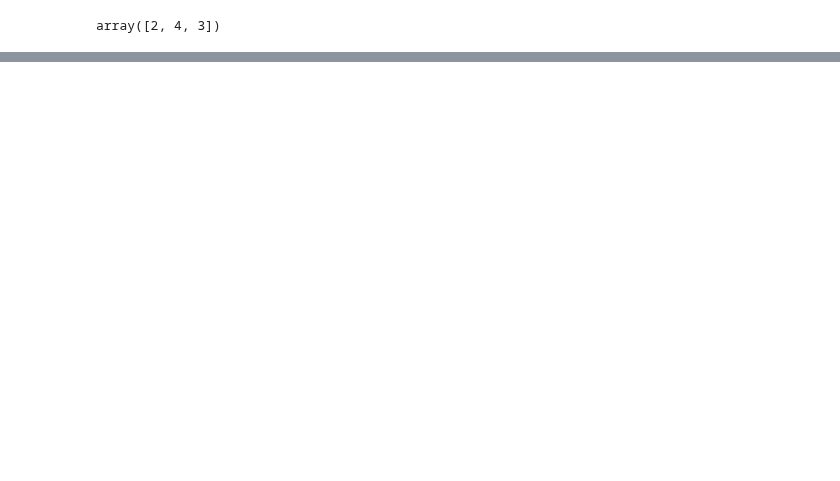
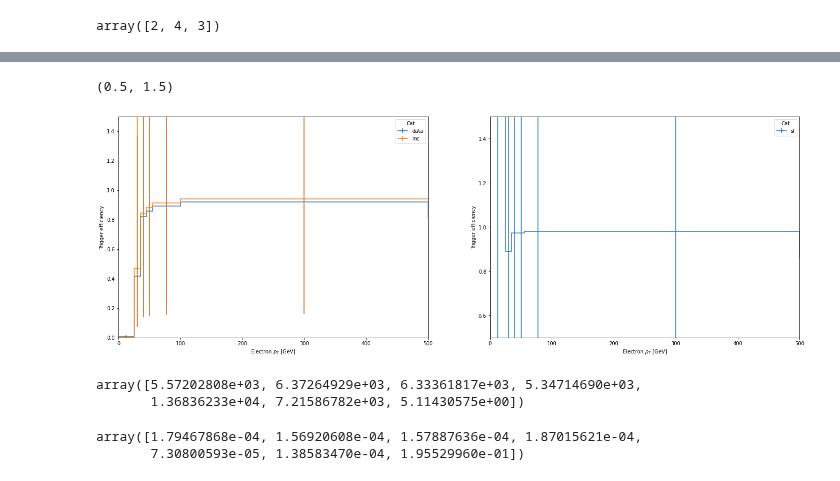
Before and after one commit to PocketCoffea/PocketCoffea, a Jupyter notebook: notebooks/trigger_efficiency.ipynb, the cells around one changed output, grey strips where cells are left out. Saved outputs shown, nothing was run; the diff lists cells and outputs as text; code cells hidden in the pictures; blank space fills up the shorter version.

```diff
--- a/notebooks/trigger_efficiency.ipynb
+++ b/notebooks/trigger_efficiency.ipynb
@@ -250,0 +282,11 @@ h[(datasets_mc, 'inclusive', '2018')].values()
+# %%
+h_mc_pt = h_mc.project('cat', 'pt')
+h_data_pt = h_data.project('cat', 'pt')
+cat_passfail = list(filter(lambda x : 'Ele32_EleHT' in x, categories))
+fig, ax = plt.subplots(1, 1, figsize=(12, 8))
+plot.plot1d(h_data_pt[cat_passfail], ax=ax, fill_opts=opts_mc, stack=True)
+plt.xscale('log')
+plt.yscale('log')
+plt.xlim(0,500);
+plt.ylim(0,100000);
+h_data
@@ -250,0 +300,34 @@ h[(datasets_mc, 'inclusive', '2018')].values()
+# %%
+cat = "Ele32_EleHT_pass"
+axis_cat = h_mc_pt.axis('cat')
+axis_electron_pt = h_mc_pt.axis('pt')
+w_mc = h_mc_pt[cat].sum('cat').values()[()] / h_mc_pt['inclusive'].sum('cat').values()[()]
+w_data = h_data_pt[cat].sum('cat').values()[()] / h_data_pt['inclusive'].sum('cat').values()[()]
+eff_pt = Hist("Trigger efficiency", axis_cat, axis_electron_pt)
+eff_pt.fill(cat='mc', pt=bincenter_pt, weight=w_mc)
+eff_pt.fill(cat='data', pt=bincenter_pt, weight=w_data)
+eff_pt.fill(cat='sf', pt=bincenter_pt, weight=w_data/w_mc)
+fig, (ax1, ax2) = plt.subplots(1,2,figsize=[24,8])
+plot.plot1d(eff_pt[['mc','data']], ax=ax1);
+ax1.set_xlim(0,500)
+ax1.set_ylim(0,1.5)
+plot.plot1d(eff_pt[['sf']], ax=ax2);
+ax2.set_xlim(0,500)
+ax2.set_ylim(0.5,1.5)
+#eff_data_pt = h_data_pt[cat].sum('cat').values()[()]/h_data_pt['inclusive'].sum('cat').values()[()]
+#sf_pt = eff_data_pt/eff_mc_pt
+#sf_pt = np.nan_to_num(np.where(~np.isinf(sf_pt), sf_pt, np.nan))
+#sf_pt
+# %% [output]
+(0.5, 1.5)
+[figure, added]
+# %%
+h_mc_pt['inclusive'].sum('cat').values()[()]
+# %% [output]
+array([5.57202808e+03, 6.37264929e+03, 6.33361817e+03, 5.34714690e+03,
+       1.36836233e+04, 7.21586782e+03, 5.11430575e+00])
+# %%
+1./h_mc_pt['inclusive'].sum('cat').values()[()]
+# %% [output]
+array([1.79467868e-04, 1.56920608e-04, 1.57887636e-04, 1.87015621e-04,
+       7.30800593e-05, 1.38583470e-04, 1.95529960e-01])
```
Also changed, not shown: parts of 12 cells of this notebook, 3 other files.
